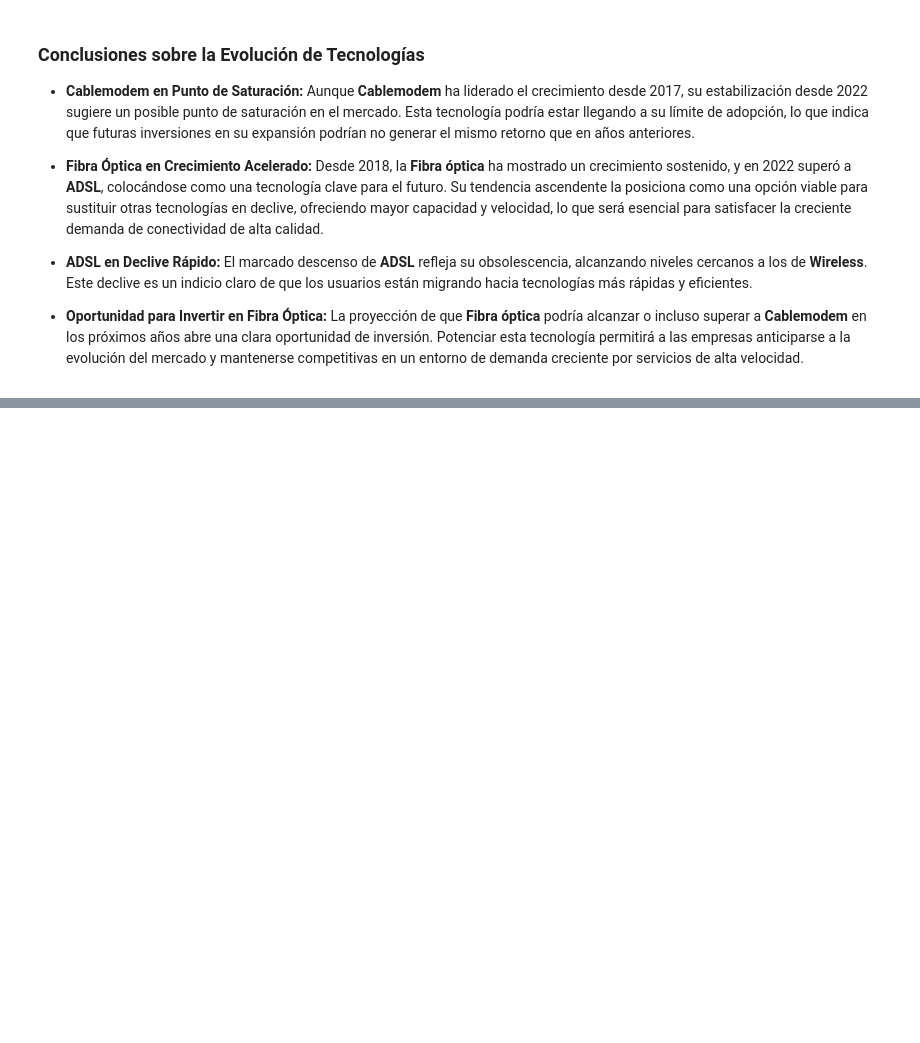
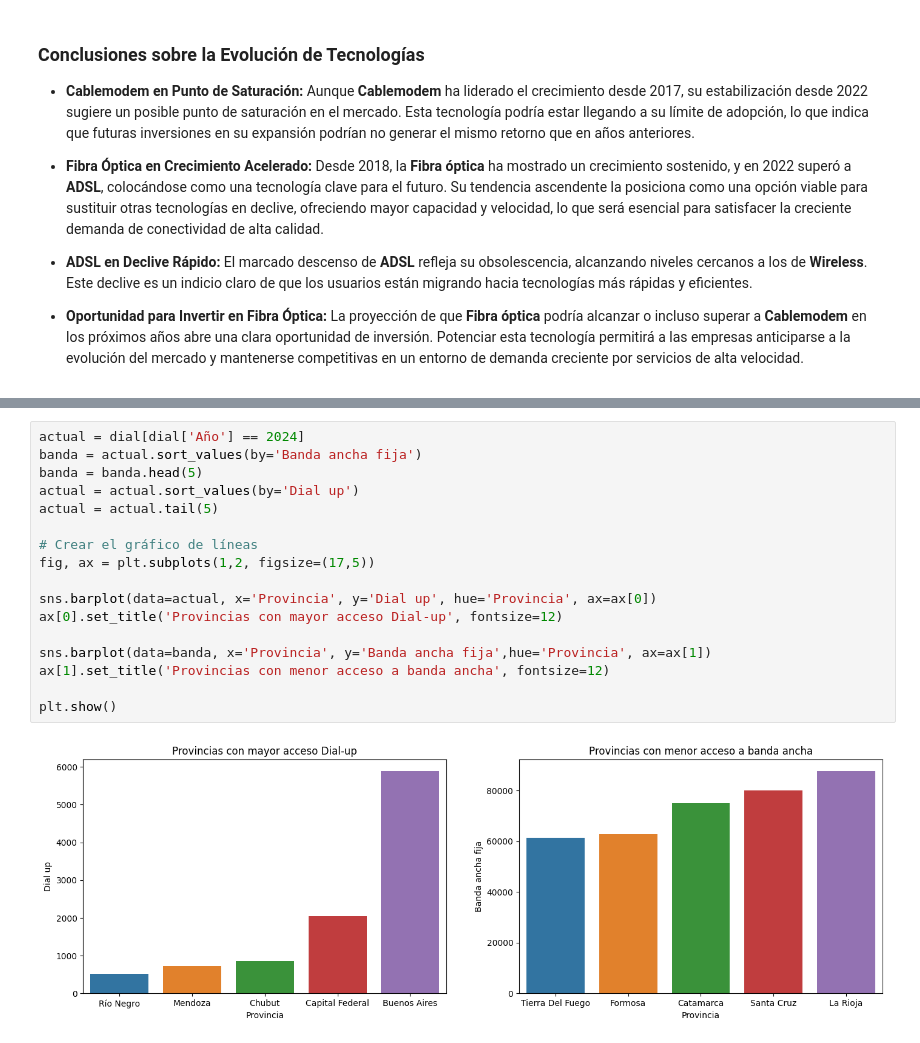
Before and after one commit to mauricioarcez/Analisis-de-Mercado-Internet-Arg, a Jupyter notebook: notebooks/eda.ipynb, the cells around one changed output, grey strips where cells are left out. Saved outputs shown, nothing was run; the diff lists cells and outputs as text; blank space fills up the shorter version.

```diff
--- a/notebooks/eda.ipynb
+++ b/notebooks/eda.ipynb
@@ -161,0 +197,19 @@ plt.show()
+# %%
+actual = dial[dial['Año'] == 2024]
+banda = actual.sort_values(by='Banda ancha fija')
+banda = banda.head(5)
+actual = actual.sort_values(by='Dial up')
+actual = actual.tail(5)
+
+# Crear el gráfico de líneas
+fig, ax = plt.subplots(1,2, figsize=(17,5))
+
+sns.barplot(data=actual, x='Provincia', y='Dial up', hue='Provincia', ax=ax[0])
+ax[0].set_title('Provincias con mayor acceso Dial-up', fontsize=12)
+
+sns.barplot(data=banda, x='Provincia', y='Banda ancha fija',hue='Provincia', ax=ax[1])
+ax[1].set_title('Provincias con menor acceso a banda ancha', fontsize=12)
+
+plt.show()
+# %% [output]
+[figure, added]
```
Also changed, not shown: parts of 5 cells of this notebook, 1 other file.
